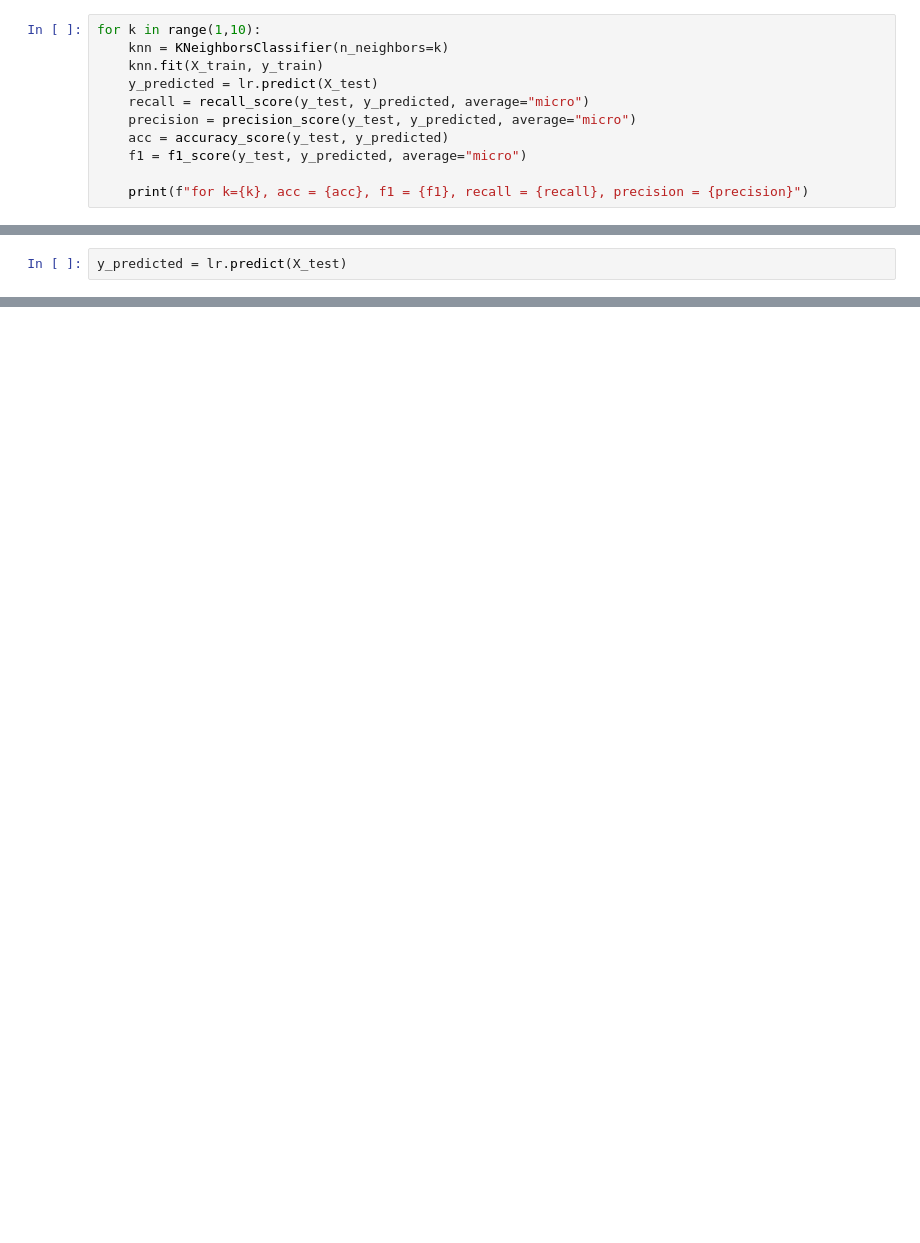
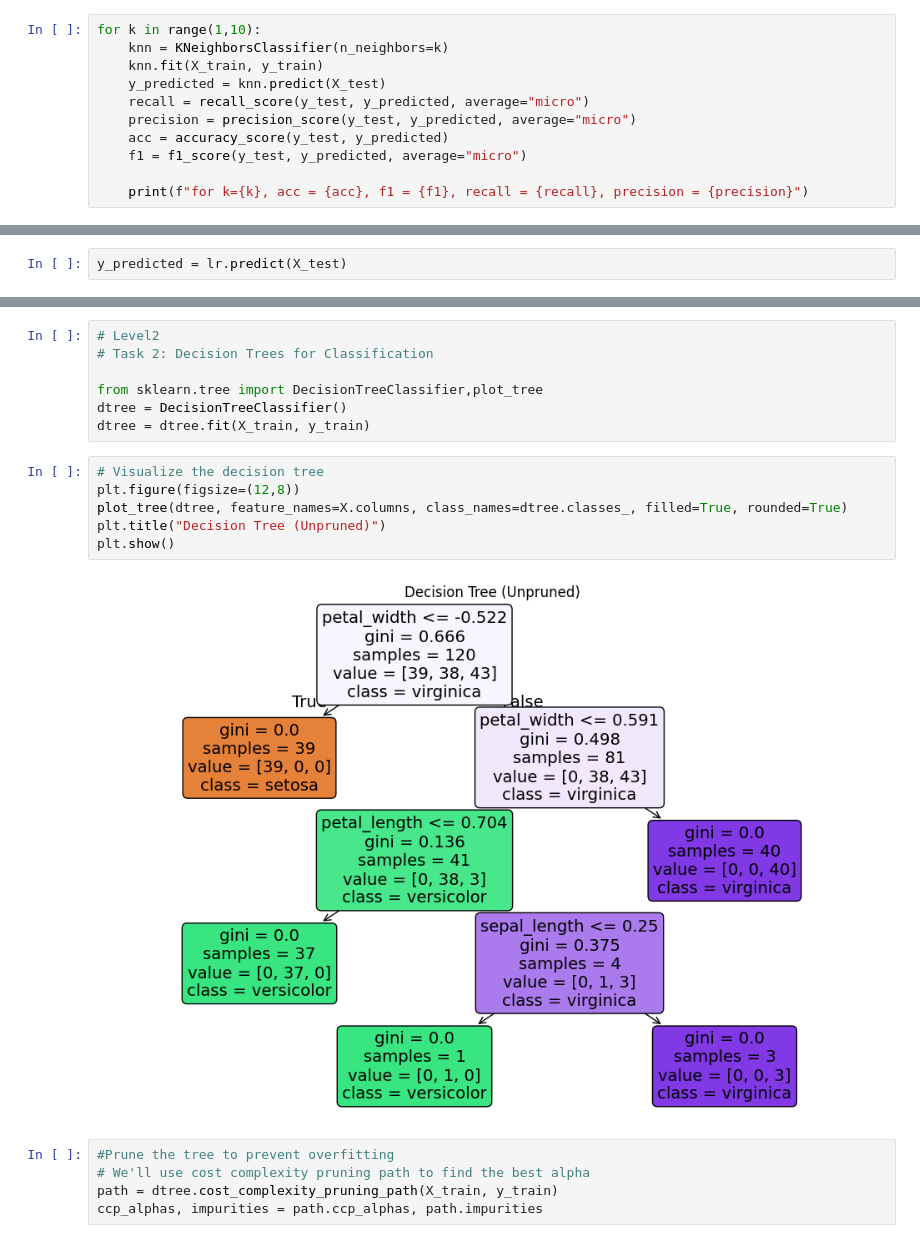
Before and after one commit to FadiMatar24/Machine-Learning-Projects, a Jupyter notebook: iris_dataset/iris_dataset.ipynb, the cells around one changed output, grey strips where cells are left out. Drawn from its saved outputs; the diff is of its cells as text; blank space fills up the shorter version.

```diff
--- a/iris_dataset/iris_dataset.ipynb
+++ b/iris_dataset/iris_dataset.ipynb
@@ -159,7 +195,7 @@ from sklearn.metrics import confusion_matrix, recall_score,precision_score,accur
 for k in range(1,10):
     knn = KNeighborsClassifier(n_neighbors=k)
     knn.fit(X_train, y_train)
-    y_predicted = lr.predict(X_test)
+    y_predicted = knn.predict(X_test)
     recall = recall_score(y_test, y_predicted, average="micro")
     precision = precision_score(y_test, y_predicted, average="micro")
     acc = accuracy_score(y_test, y_predicted)
@@ -195,0 +236,20 @@ array([1.        , 0.96428571, 0.91666667])
+# %%
+# Level2
+# Task 2: Decision Trees for Classification
+
+from sklearn.tree import DecisionTreeClassifier,plot_tree
+dtree = DecisionTreeClassifier()
+dtree = dtree.fit(X_train, y_train)
+# %%
+# Visualize the decision tree
+plt.figure(figsize=(12,8))
+plot_tree(dtree, feature_names=X.columns, class_names=dtree.classes_, filled=True, rounded=True)
+plt.title("Decision Tree (Unpruned)")
+plt.show()
+# %% [output]
+[figure, added]
+# %%
+#Prune the tree to prevent overfitting
+# We'll use cost complexity pruning path to find the best alpha
+path = dtree.cost_complexity_pruning_path(X_train, y_train)
+ccp_alphas, impurities = path.ccp_alphas, path.impurities
```
Also changed, not shown: parts of 52 cells of this notebook, 2 other files.
